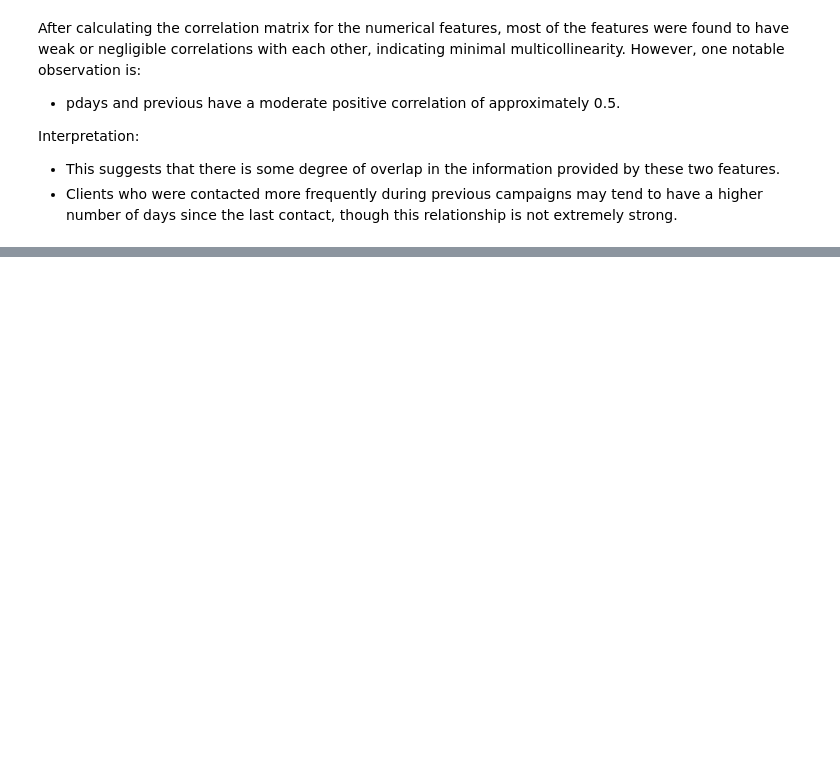
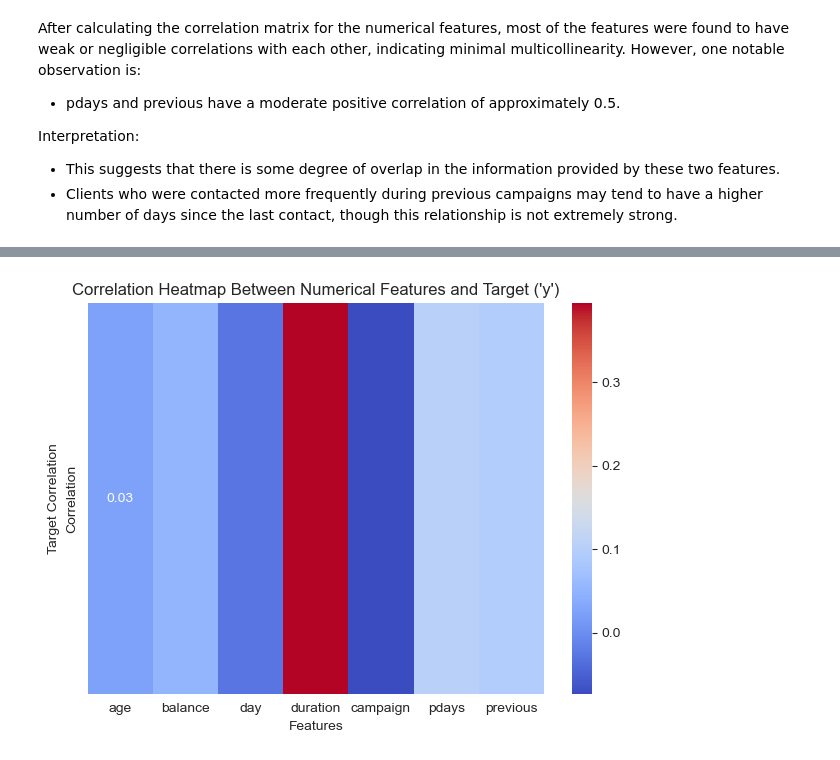
Before and after one commit to senuli-w/CM2604, a Jupyter notebook: 20220950.ipynb, the cells around one changed output, grey strips where cells are left out. Cells and saved outputs as stored; diff of their text form; code cells hidden in the pictures; blank space fills up the shorter version.

```diff
--- a/20220950.ipynb
+++ b/20220950.ipynb
@@ -367,0 +576,28 @@ Interpretation:
+# %%
+import seaborn as sns
+import matplotlib.pyplot as plt
+
+# Encode the target variable 'y' to numerical format for correlation calculation
+df['y_encoded'] = df['y'].map({'yes': 1, 'no': 0})
+
+# Select numerical features and calculate correlation with the target variable
+numerical_columns = df.select_dtypes(include=['float64', 'int64']).columns
+correlations = df[numerical_columns].corr()['y_encoded'].drop('y_encoded')  # Correlation with the target
+
+# Convert to DataFrame for better visualization in heatmap
+correlation_df = correlations.reset_index()
+correlation_df.columns = ['Feature', 'Correlation']
+
+# Plot the heatmap
+plt.figure()
+sns.heatmap(correlation_df.set_index('Feature').T, annot=True, cmap='coolwarm', cbar=True, fmt=".2f")
+plt.title("Correlation Heatmap Between Numerical Features and Target ('y')")
+plt.xlabel("Features")
+plt.ylabel("Target Correlation")
+plt.tight_layout()
+plt.show()
+
+# Clean up the temporary encoded column
+df.drop(columns=['y_encoded'], inplace=True)
+# %% [output]
+[figure, added]
```
Also changed, not shown: parts of 26 cells of this notebook, 1 other file.
